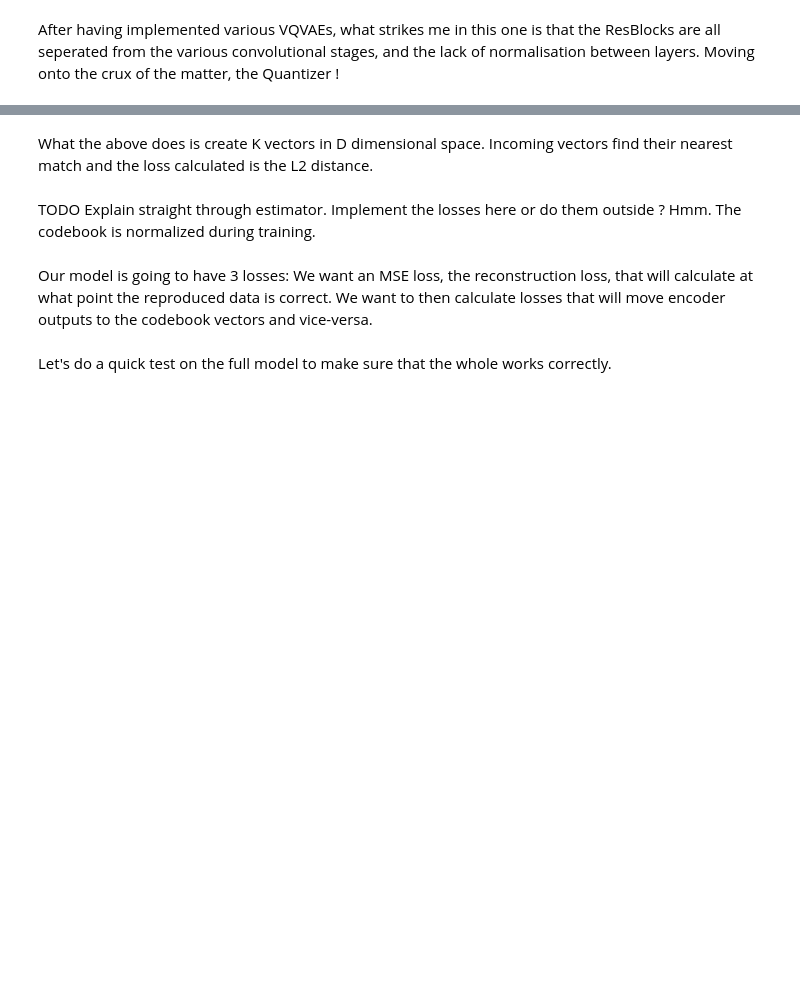
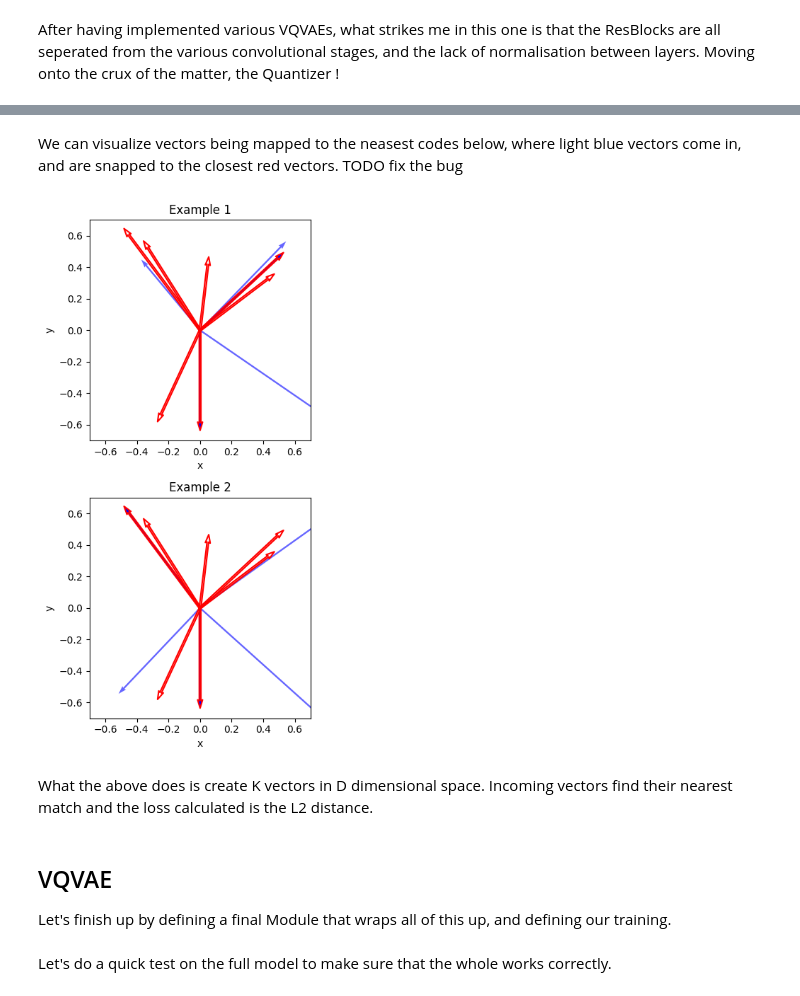
Before and after one commit to TugdualKerjan/Audio-VQVAE-for-JAX, a Jupyter notebook: VQVAE.ipynb, the cells around one changed output, grey strips where cells are left out. Cells and saved outputs as stored; diff of their text form; code cells hidden in the pictures; blank space fills up the shorter version.

```diff
--- a/VQVAE.ipynb
+++ b/VQVAE.ipynb
@@ -407,6 +420,52 @@ class Quantizer(eqx.Module):
+# %% [markdown]
+We can visualize vectors being mapped to the neasest codes below, where light blue vectors come in, and are snapped to the closest red vectors. TODO fix the bug
+# %%
+#| label: quantized
+#| output: true
+#| fig-cap: Vectors finding the nearest code
+#| column: margin
+
+import matplotlib.pyplot as plt
+
+key = jax.random.PRNGKey(3)
+
+key1, key2 = jax.random.split(key)
+
+quantizer = Quantizer(7, 2, key=key1)
+x = jax.random.normal(key2, shape=(2, 2, 3)) / 2
+
+y, _ = jax.vmap(quantizer)(x)
+
+fig, axs = plt.subplots(2, 1, figsize=(8, 8))
+axs = axs.flatten()  # Flatten for easy iteration
+
+# Plot data on each subplot (adjust as needed)
+for i, ax in enumerate(axs):
+    origin_x = jnp.zeros(3)
+    origin_y = jnp.zeros(3)
+
+    # Plot arrows with quiver
+    ax.quiver(origin_x, origin_y, y[i, 1, :], y[i, 0, :], angles='xy', scale_units='xy', scale=1, color="blue")
+    ax.quiver(origin_x, origin_y, x[i, 1, :], x[i, 0, :], angles='xy', scale_units='xy', scale=1, color="blue", alpha=0.6)
+    ax.quiver(
+        jnp.zeros(quantizer.codebook.shape[0]), jnp.zeros(quantizer.codebook.shape[0]), quantizer.codebook[:, 1], quantizer.codebook[:, 0], angles='xy', scale_units='xy', scale=1,
+        color='none', edgecolor='red', linewidth=1.5
+    )
+    ax.set_xlim(-0.7, 0.7)  # Adjust limits as needed
+    ax.set_ylim(-0.7, 0.7)
+    ax.set_aspect('equal')
+    ax.set_title(f"Example {i+1}")
+    ax.set_xlabel("x")
+    ax.set_ylabel("y")
+
+# Show the figure
+plt.tight_layout()
+plt.show()
+# %% [output]
+[figure, added]
 # %% [markdown]
 What the above does is create K vectors in D dimensional space. Incoming vectors find their nearest match and the loss calculated is the L2 distance.
-# %% [markdown]
-TODO Explain straight through estimator. Implement the losses here or do them outside ? Hmm. The codebook is normalized during training.
-# %% [markdown]
-Our model is going to have 3 losses: We want an MSE loss, the reconstruction loss, that will calculate at what point the reproduced data is correct. We want to then calculate losses that will move encoder outputs to the codebook vectors and vice-versa.
+# %% [markdown]
+## VQVAE
+
+Let's finish up by defining a final Module that wraps all of this up, and defining our training.
```
Also changed, not shown: parts of 53 cells of this notebook, 13 other files.
